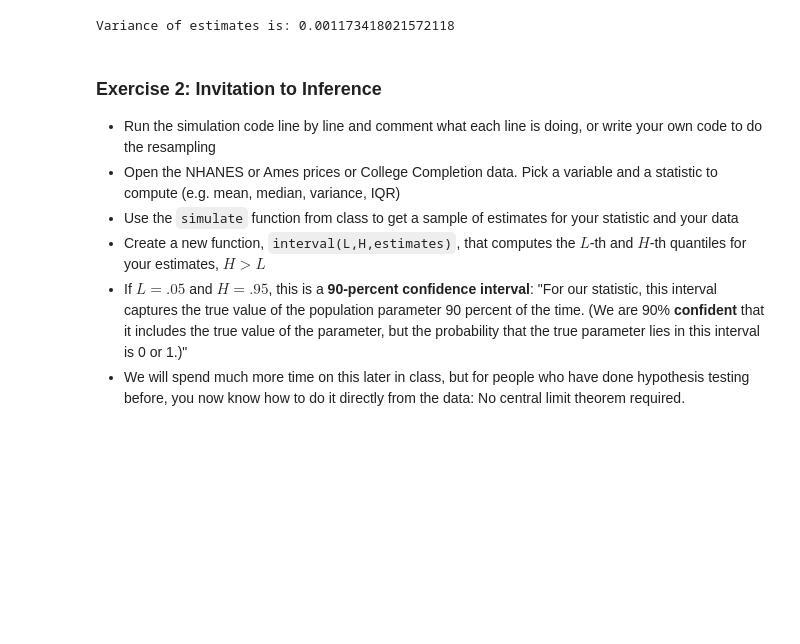
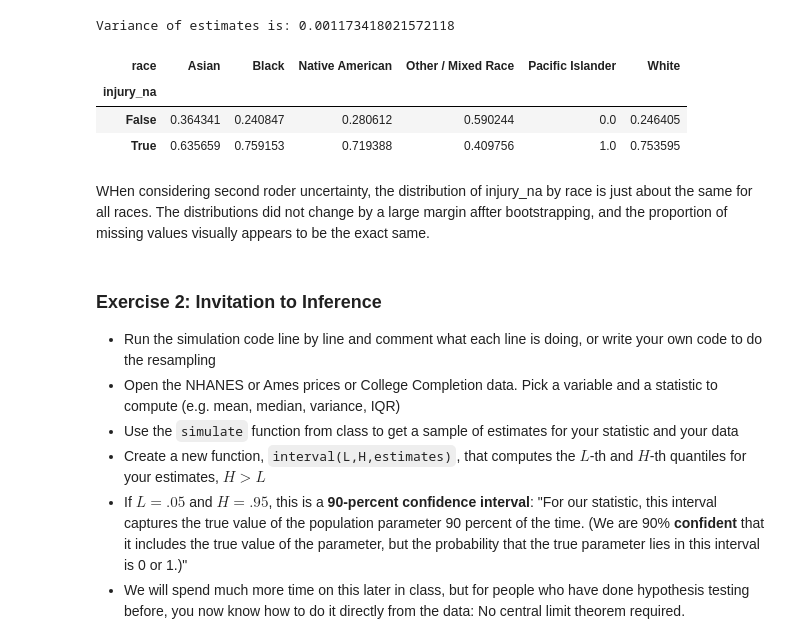
Before and after one commit to rde6mn/understanding_uncertainty_assignments, a Jupyter notebook: assignment_4.ipynb, the cells around one changed output. Cells and saved outputs as stored; diff of their text form; code cells hidden in the pictures; blank space fills up the shorter version.

Commit message:
description for second order uncertainty

```diff
--- a/assignment_4.ipynb
+++ b/assignment_4.ipynb
@@ -84,6 +91,15 @@ estimates = simulate(var, df, stat)
 # %% [output]
 [figure]
 Variance of estimates is: 0.001173418021572118
+# %%
+pd.crosstab(df['injury_na'], df['race'], normalize='columns')
+# %% [output]
+| race | Asian | Black | Native American | Other / Mixed Race | Pacific Islander | White |
+| injury_na |  |  |  |  |  |  |
+| False | 0.364341 | 0.240847 | 0.280612 | 0.590244 | 0.0 | 0.246405 |
+| True | 0.635659 | 0.759153 | 0.719388 | 0.409756 | 1.0 | 0.753595 |
+# %% [markdown]
+WHen considering second roder uncertainty, the distribution of injury_na by race is just about the same for all races. The distributions did not change by a large margin affter bootstrapping, and the proportion of missing values visually appears to be the exact same.
 # %% [markdown]
 ### Exercise 2: Invitation to Inference
 - Run the simulation code line by line and comment what each line is doing, or write your own code to do the resampling
```
Also changed, not shown: parts of 1 cell of this notebook.
